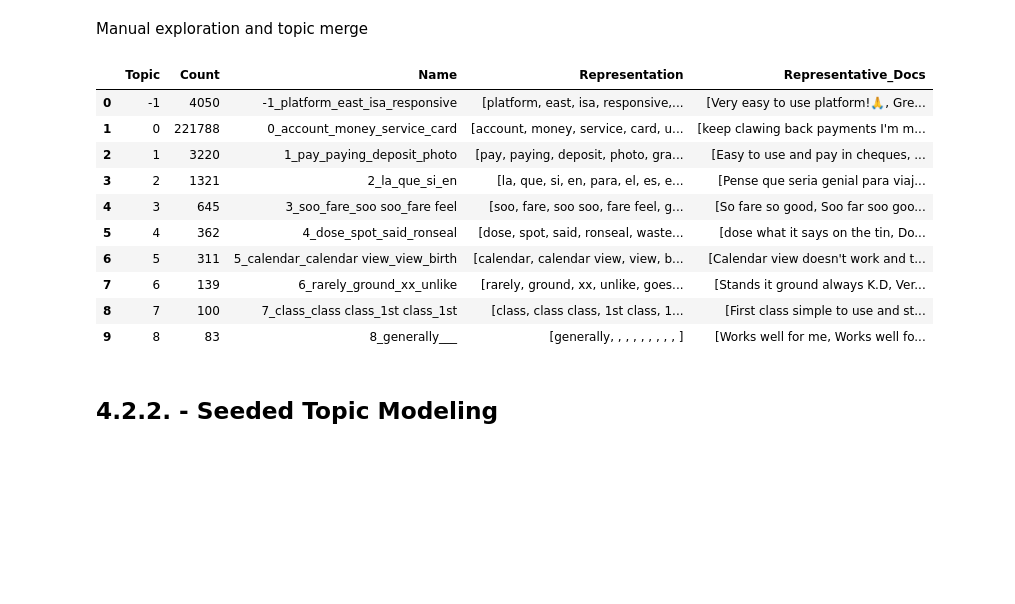
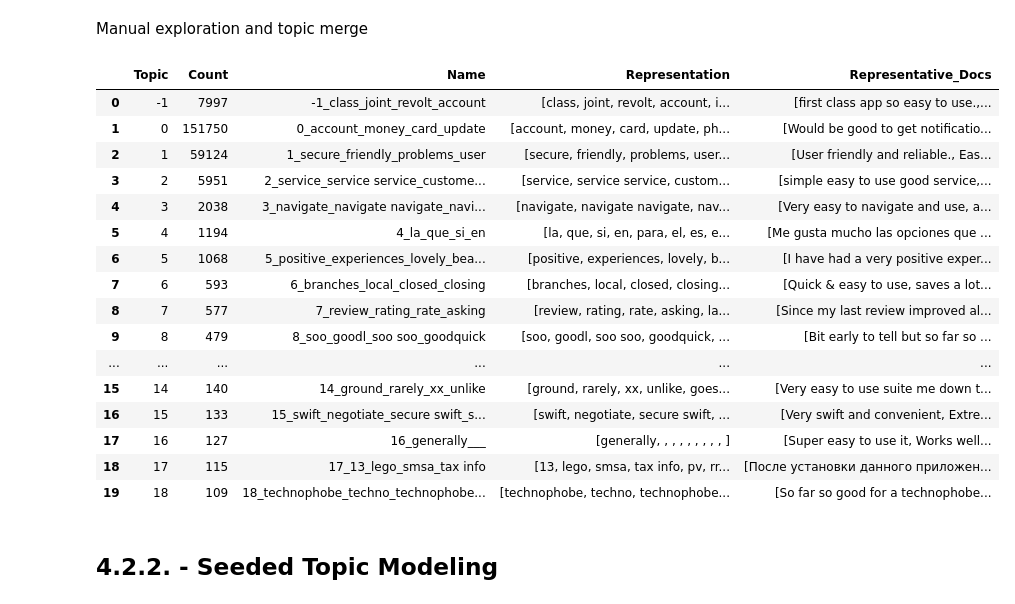
Before and after one commit to pcatarino88/banking_app_reviews, a Jupyter notebook: notebooks/4.2. BERTopic Modelling.ipynb, the cells around one changed output. Cells and saved outputs as stored; diff of their text form; code cells hidden in the pictures; blank space fills up the shorter version.

Commit message:
unseed bertopic

```diff
--- a/notebooks/4.2. BERTopic Modelling.ipynb
+++ b/notebooks/4.2. BERTopic Modelling.ipynb
@@ -122,31 +132,32 @@ embeddings = embedding_model.encode(reviews, show_progress_bar=True)
 # %%
-# Vectorizer for English short texts
-vectorizer_model = CountVectorizer(
-    stop_words= STOP_WORDS,
-    ngram_range=(1, 2),       # unigrams and bigrams
-    min_df=5,                 # ignores terms appearing in less than 5 documents
-    max_df=0.7                # ignores terms appearing in more than 70% of documents
-)
-
-# Dimensionality reduction & clustering tuned for short reviews
+# Dimensionality reduction tuned for short reviews
 umap_model = UMAP(
-    n_neighbors=20,           # lower values (5-10) --> more, smaller and tighter clusters; higher values (50-100) --> fewer, larger clusters
-    n_components=5,           # number of dimensions to reduce embeddings before clustering. For app reviews 5 tens to be standard
+    n_neighbors=25,           # lower values (5-10) --> more, smaller and tighter clusters; higher values (50-100) --> fewer, larger clusters
+    n_components=5,           # number of dimensions to reduce embeddings before clustering. For app reviews 5 tends to be standard
     min_dist=0.0,             # controls how tight we want the clustering to be. 0.0 is recommended for BERTopic --> HDBSCAN works better with tightly packed clusters
     metric="cosine",          # cosine distance is best for text embeddings
     random_state=42)          # ensure reproducibility
 
-
+# Clustering tuned for short reviews
 hdbscan_model = HDBSCAN(
-    min_cluster_size=75,      # minimum number of documents required to form a cluster
-    cluster_selection_epsilon=0.5,    # Merge clusters within 0.4 distance
+    min_cluster_size=100,      # minimum number of documents required to form a cluster
+    cluster_selection_epsilon=0.5,    # Merge clusters within 0.5 distance
     min_samples=None,         # if None, min_samples = min_cluster_size
     metric="euclidean",       # recomended for BERTopic
     cluster_selection_method="eom",
     prediction_data=True)
 
+# Vectorizer
+STOP_WORDS = PRAISE_WORDS + CUSTOM_STOP_WORDS + list(ENGLISH_STOP_WORDS)
+vectorizer_model = CountVectorizer(
+    stop_words= STOP_WORDS,
+    ngram_range=(1, 2),       # unigrams and bigrams
+    min_df=10,                 # ignores terms appearing in less than 5 documents
+    max_df=0.6                # ignores terms appearing in more than 70% of documents
+)
+
 # Create the BERTopic model
-topic_model = BERTopic(
+unseed_topic_model = BERTopic(
     vectorizer_model=vectorizer_model,
     umap_model=umap_model,
     hdbscan_model=hdbscan_model,
@@ -213,12 +228,12 @@ GENERAL_WORDS = ["app", "bank", "banking", "great","use","very","easy","extremel
                  'things', 'time', 'times', 'tin', 'tried', 'try', 'trying', 'unable', 'understand', 'use', 'used', 'useful', 'useless',
                  'using', 'usually', 'want', 'way', 'website', 'went', 'whats', 'wish', 'wonderful', 'wont', 'work', 'worked', 'working', 'works',
                  'worst', 'wrong', 'years']
-stoplist = list(set(ENGLISH_STOP_WORDS).union(GENERAL_WORDS))
+NEW_STOP_WORDS = STOP_WORDS + GENERAL_WORDS
 
-new_vectorizer = CountVectorizer(stop_words= stoplist , min_df=2, ngram_range=(1, 2))
+new_vectorizer = CountVectorizer(stop_words= NEW_STOP_WORDS , min_df=2, ngram_range=(1, 2))
 
 # update BERTopic’s internal vectorizer
-topic_model.update_topics(
+unseed_topic_model.update_topics(
     reviews,
     vectorizer_model=new_vectorizer,
     representation_model=None
@@ -264,18 +279,24 @@ reduction = tm_try.reduce_topics(reviews, nr_topics=10)
 # %% [markdown]
 Manual exploration and topic merge
 # %%
-tm_try.get_topic_info()
+unseed_try.get_topic_info()
 # %% [output]
 |  | Topic | Count | Name | Representation | Representative_Docs |
-| 0 | -1 | 4050 | -1_platform_east_isa_responsive | [platform, east, isa, responsive,... | [Very easy to use platform!🙏, Gre... |
-| 1 | 0 | 221788 | 0_account_money_service_card | [account, money, service, card, u... | [keep clawing back payments I'm m... |
-| 2 | 1 | 3220 | 1_pay_paying_deposit_photo | [pay, paying, deposit, photo, gra... | [Easy to use and pay in cheques, ... |
-| 3 | 2 | 1321 | 2_la_que_si_en | [la, que, si, en, para, el, es, e... | [Pense que seria genial para viaj... |
-| 4 | 3 | 645 | 3_soo_fare_soo soo_fare feel | [soo, fare, soo soo, fare feel, g... | [So fare so good, Soo far soo goo... |
-| 5 | 4 | 362 | 4_dose_spot_said_ronseal | [dose, spot, said, ronseal, waste... | [dose what it says on the tin, Do... |
-| 6 | 5 | 311 | 5_calendar_calendar view_view_birth | [calendar, calendar view, view, b... | [Calendar view doesn't work and t... |
-| 7 | 6 | 139 | 6_rarely_ground_xx_unlike | [rarely, ground, xx, unlike, goes... | [Stands it ground always K.D, Ver... |
-| 8 | 7 | 100 | 7_class_class class_1st class_1st | [class, class class, 1st class, 1... | [First class simple to use and st... |
-| 9 | 8 | 83 | 8_generally___ | [generally, , , , , , , , , ] | [Works well for me, Works well fo... |
+| 0 | -1 | 7997 | -1_class_joint_revolt_account | [class, joint, revolt, account, i... | [first class app so easy to use.,... |
+| 1 | 0 | 151750 | 0_account_money_card_update | [account, money, card, update, ph... | [Would be good to get notificatio... |
+| 2 | 1 | 59124 | 1_secure_friendly_problems_user | [secure, friendly, problems, user... | [User friendly and reliable., Eas... |
+| 3 | 2 | 5951 | 2_service_service service_custome... | [service, service service, custom... | [simple easy to use good service,... |
+| 4 | 3 | 2038 | 3_navigate_navigate navigate_navi... | [navigate, navigate navigate, nav... | [Very easy to navigate and use, a... |
+| 5 | 4 | 1194 | 4_la_que_si_en | [la, que, si, en, para, el, es, e... | [Me gusta mucho las opciones que ... |
+| 6 | 5 | 1068 | 5_positive_experiences_lovely_bea... | [positive, experiences, lovely, b... | [I have had a very positive exper... |
+| 7 | 6 | 593 | 6_branches_local_closed_closing | [branches, local, closed, closing... | [Quick & easy to use, saves a lot... |
+| 8 | 7 | 577 | 7_review_rating_rate_asking | [review, rating, rate, asking, la... | [Since my last review improved al... |
+| 9 | 8 | 479 | 8_soo_goodl_soo soo_goodquick | [soo, goodl, soo soo, goodquick, ... | [Bit early to tell but so far so ... |
+| ... | ... | ... | ... | ... | ... |
+| 15 | 14 | 140 | 14_ground_rarely_xx_unlike | [ground, rarely, xx, unlike, goes... | [Very easy to use suite me down t... |
+| 16 | 15 | 133 | 15_swift_negotiate_secure swift_s... | [swift, negotiate, secure swift, ... | [Very swift and convenient, Extre... |
+| 17 | 16 | 127 | 16_generally___ | [generally, , , , , , , , , ] | [Super easy to use it, Works well... |
+| 18 | 17 | 115 | 17_13_lego_smsa_tax info | [13, lego, smsa, tax info, pv, rr... | [После установки данного приложен... |
+| 19 | 18 | 109 | 18_technophobe_techno_technophobe... | [technophobe, techno, technophobe... | [So far so good for a technophobe... |
 # %%
 # Visualize topics as a hierarchical tree
```
Also changed, not shown: parts of 23 cells of this notebook.
